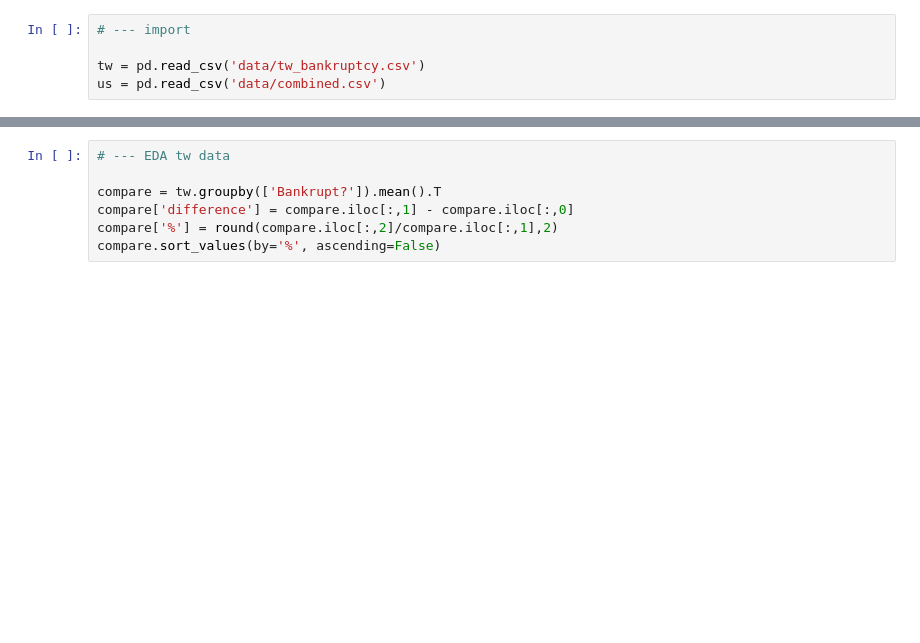
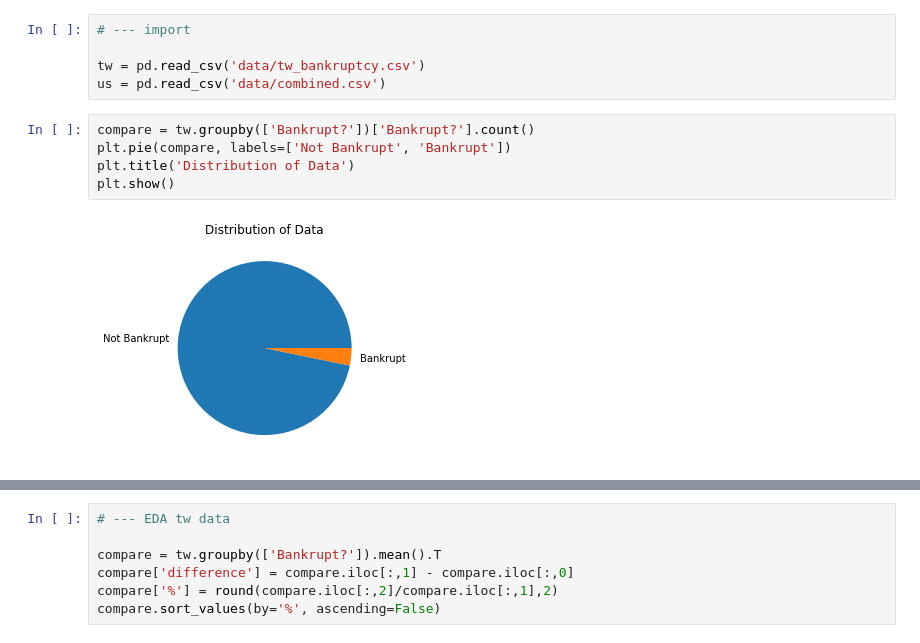
Before and after one commit to tommy200401/Monitus, a Jupyter notebook: tw.ipynb, the cells around one changed output, grey strips where cells are left out. Cells and saved outputs as stored; diff of their text form; blank space fills up the shorter version.

```diff
--- a/tw.ipynb
+++ b/tw.ipynb
@@ -19,3 +19,10 @@ import pickle
 
 tw = pd.read_csv('data/tw_bankruptcy.csv')
 us = pd.read_csv('data/combined.csv')
+# %%
+compare = tw.groupby(['Bankrupt?'])['Bankrupt?'].count()
+plt.pie(compare, labels=['Not Bankrupt', 'Bankrupt'])
+plt.title('Distribution of Data')
+plt.show()
+# %% [output]
+[figure, added]
```
Also changed, not shown: parts of 6 cells of this notebook, 37 other files.
